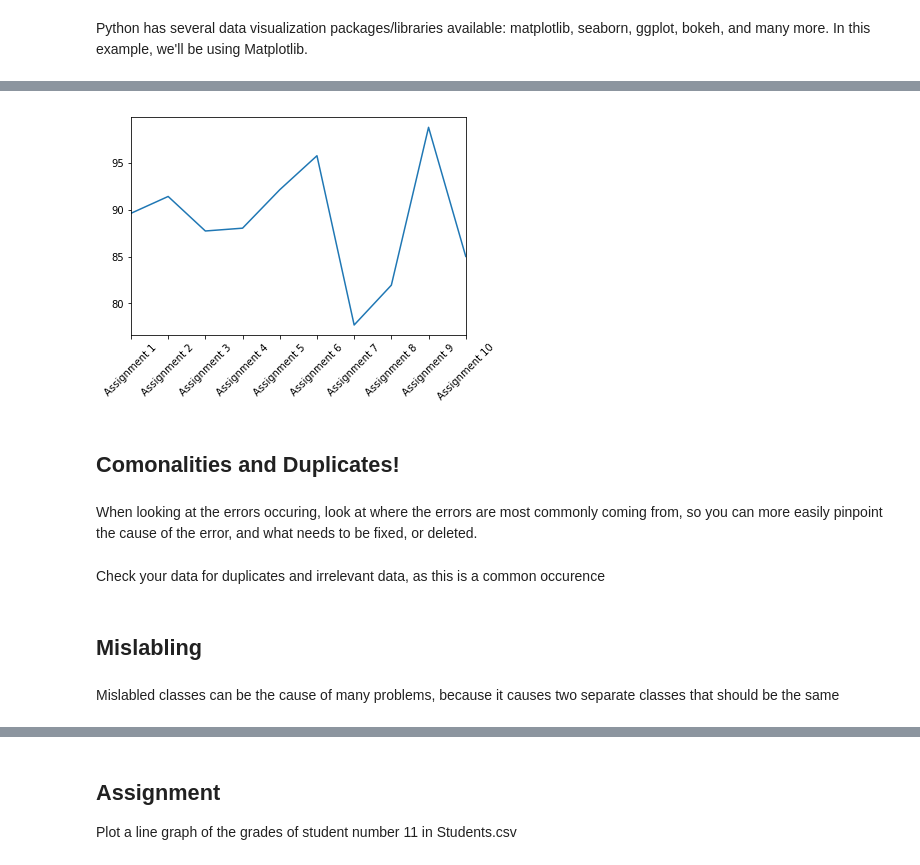
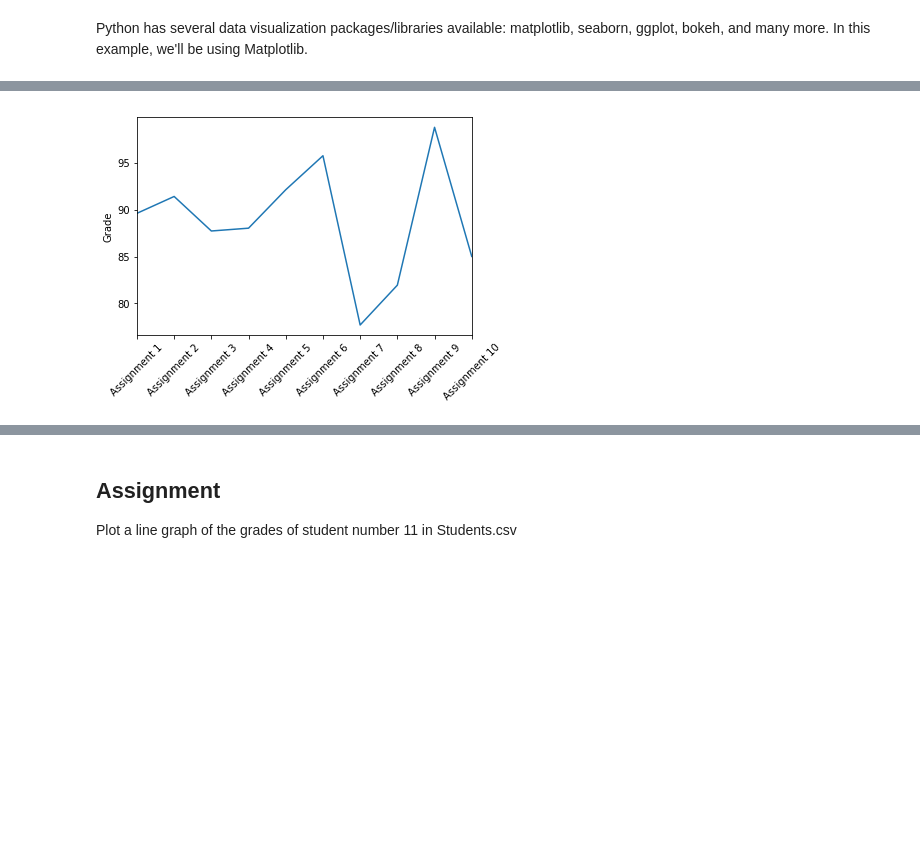
Before and after one commit to CodeYourDreams/Develop_Curriculum, a Jupyter notebook: 10) Data Cleansing/Intro to Data Cleansing.ipynb, the cells around one changed output, grey strips where cells are left out. Cells and saved outputs as stored; diff of their text form; code cells hidden in the pictures; blank space fills up the shorter version.

```diff
--- a/10) Data Cleansing/Intro to Data Cleansing.ipynb
+++ b/10) Data Cleansing/Intro to Data Cleansing.ipynb
@@ -121,31 +128,23 @@ mpl.show()
 # %%
 # we can also plot lines to track one students progress in the class
 # we're going to focus on a student named Katy Robbins
 import pandas as pd
 import matplotlib.pyplot as mpl
 
 # we're going to import students again, this time with the index set the names of students
 students = pd.read_csv('Students.csv')
 students.set_index("Name", inplace = True)
 
 to_drop = ['GPA', 'Age', 'Parents']
 students.drop(to_drop, inplace = True, axis = 1)
 students.head()
 
 # now we're going to  isolate Katy's grades to plot and analyze
 katyrobbins = students.iloc[0]
 katyrobbins.plot(y = 'Grade',kind = 'line')
+mpl.ylabel('Grade')
 mpl.xticks(rotation=45)
+## rotation = 45 rotates our x-axis labels so we can see them clearly
 mpl.show()
 # %% [output]
-[figure, old version]
+[figure, new version]
-# %% [markdown]
-## Comonalities and Duplicates!
-# %% [markdown]
-When looking at the errors occuring, look at where the errors are most commonly coming from, so you can more easily pinpoint the cause of the error, and what needs to be fixed, or deleted.
-# %% [markdown]
-Check your data for duplicates and irrelevant data, as this is a common occurence
-# %% [markdown]
-## Mislabling
-# %% [markdown]
-Mislabled classes can be the cause of many problems, because it causes two separate classes that should be the same
```
Also changed, not shown: parts of 8 cells of this notebook, 1 other file.
